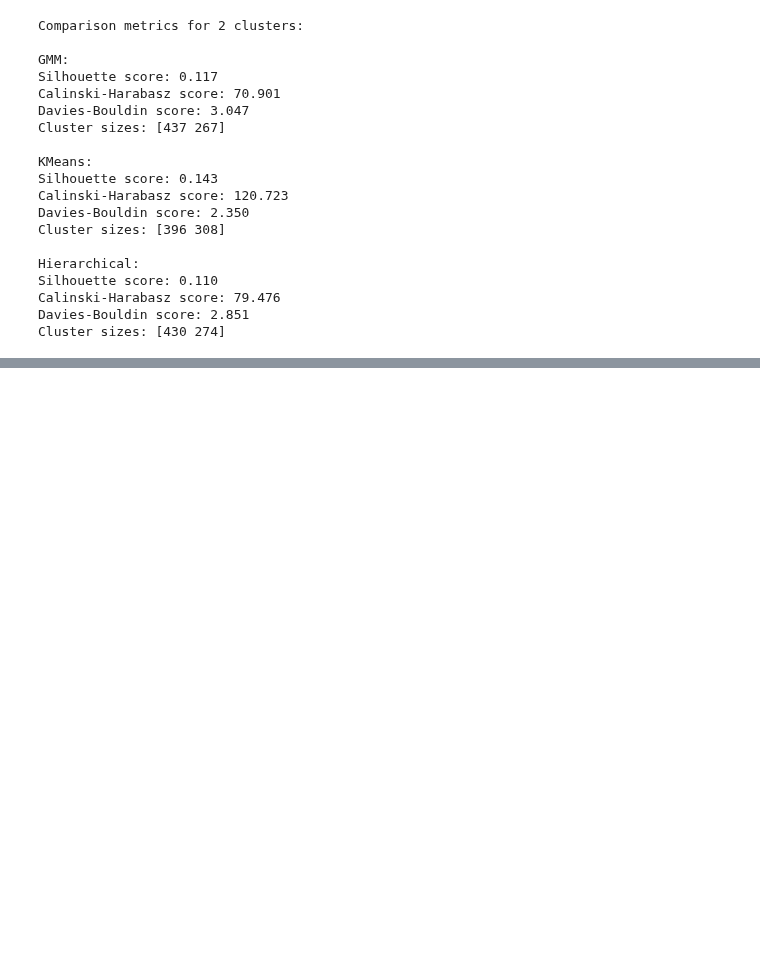
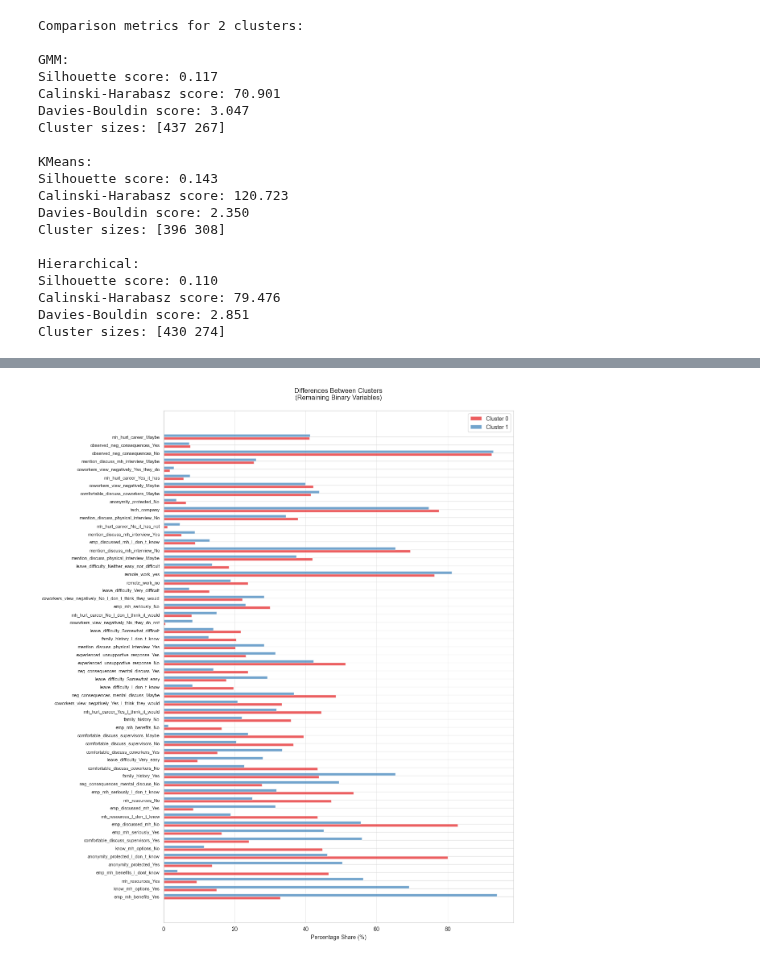
Before and after one commit to KonradKlein91/ml_unservised_learning, a Jupyter notebook: main.ipynb, the cells around one changed output, grey strips where cells are left out. Drawn from its saved outputs; the diff is of its cells as text; code cells hidden in the pictures; blank space fills up the shorter version.

```diff
--- a/main.ipynb
+++ b/main.ipynb
@@ -1700,0 +1825,67 @@ Cluster sizes: [430 274]
+# %%
+# Define columns to exclude (already analyzed)
+exclude_columns = ['age', 'Cluster', 'support_score', 'stigma_score',
+                  'disclosure_score', 'resource_score', 'sought_treatment',
+                  'has_condition', 'gender_Male', 'gender_Female',
+                  'Is_IT_Role', 'Is_Management', 'company_size_ordinal']
+
+# Calculate means for binary columns
+cluster0_means = (cluster_0.mean() * 100)
+cluster1_means = (cluster_1.mean() * 100)
+
+# Create differences DataFrame
+differences = pd.DataFrame({
+    'Cluster0': cluster0_means,
+    'Cluster1': cluster1_means,
+    'AbsDiff': abs(cluster0_means - cluster1_means)
+})
+
+# Drop excluded columns and non-binary columns
+differences_cleaned = differences.drop(exclude_columns, errors='ignore')
+
+# Sort by absolute difference
+differences_sorted = differences_cleaned.sort_values('AbsDiff', ascending=True)
+
+# Create horizontal bar chart
+fig, ax = plt.subplots(figsize=(12, 14))
+
+y_pos = np.arange(len(differences_sorted.index))
+bar_height = 0.35
+
+# Create bars
+ax.barh(y_pos + bar_height/2, differences_sorted['Cluster0'], bar_height,
+        label='Cluster 0', color='#E41A1C', alpha=0.7)
+ax.barh(y_pos - bar_height/2, differences_sorted['Cluster1'], bar_height,
+        label='Cluster 1', color='#377EB8', alpha=0.7)
+
+# Customize plot
+ax.set_yticks(y_pos)
+ax.set_yticklabels(differences_sorted.index, fontsize=8)
+ax.invert_yaxis()
+
+# Add grid
+ax.grid(True, axis='x', alpha=0.3)
+
+# Add labels and title
+ax.set_xlabel('Percentage Share (%)')
+ax.set_title('Differences Between Clusters\n(Remaining Binary Variables)', pad=20)
+
+# Add legend
+ax.legend()
+
+# Adjust layout
+plt.tight_layout()
+
+# Show plot
+plt.show()
+
+# Print top differences
+print("\nTop binary feature differences between clusters:")
+differences_sorted_desc = differences_sorted.sort_values('AbsDiff', ascending=False)
+for col in differences_sorted_desc.head(10).index:
+    print(f"\n{col}:")
+    print(f"  Cluster 0: {differences_sorted_desc.loc[col, 'Cluster0']:.1f}%")
+    print(f"  Cluster 1: {differences_sorted_desc.loc[col, 'Cluster1']:.1f}%")
+    print(f"  Absolute Difference: {differences_sorted_desc.loc[col, 'AbsDiff']:.1f}%")
+# %% [output]
+[figure, added]
```
Also changed, not shown: parts of 9 cells of this notebook.
